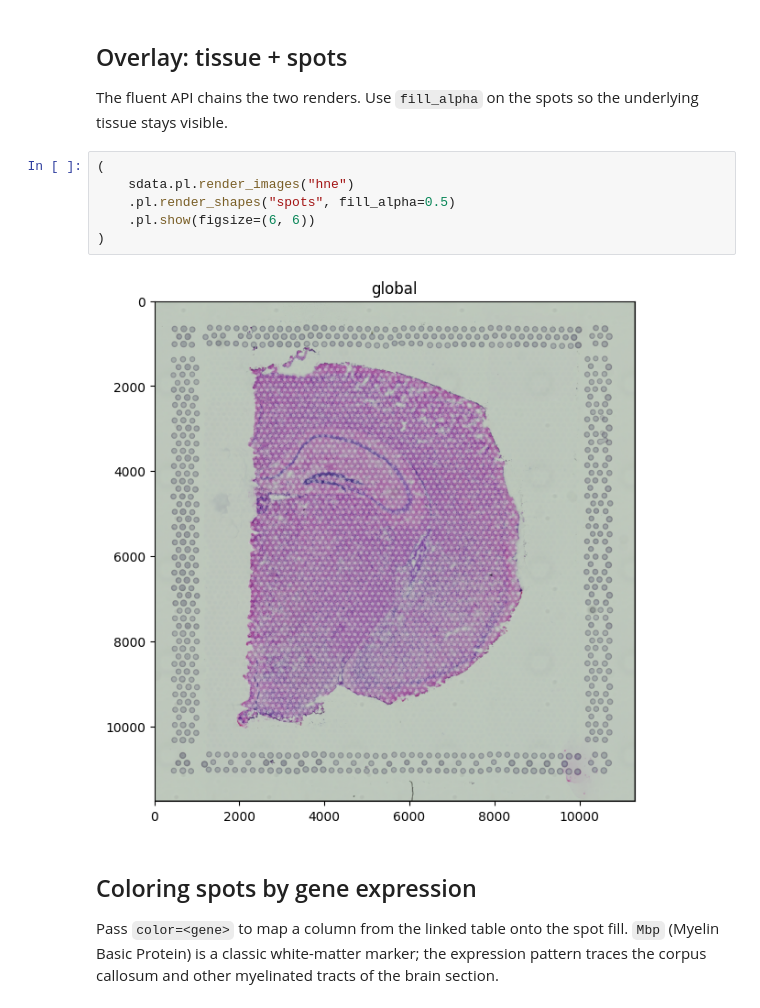
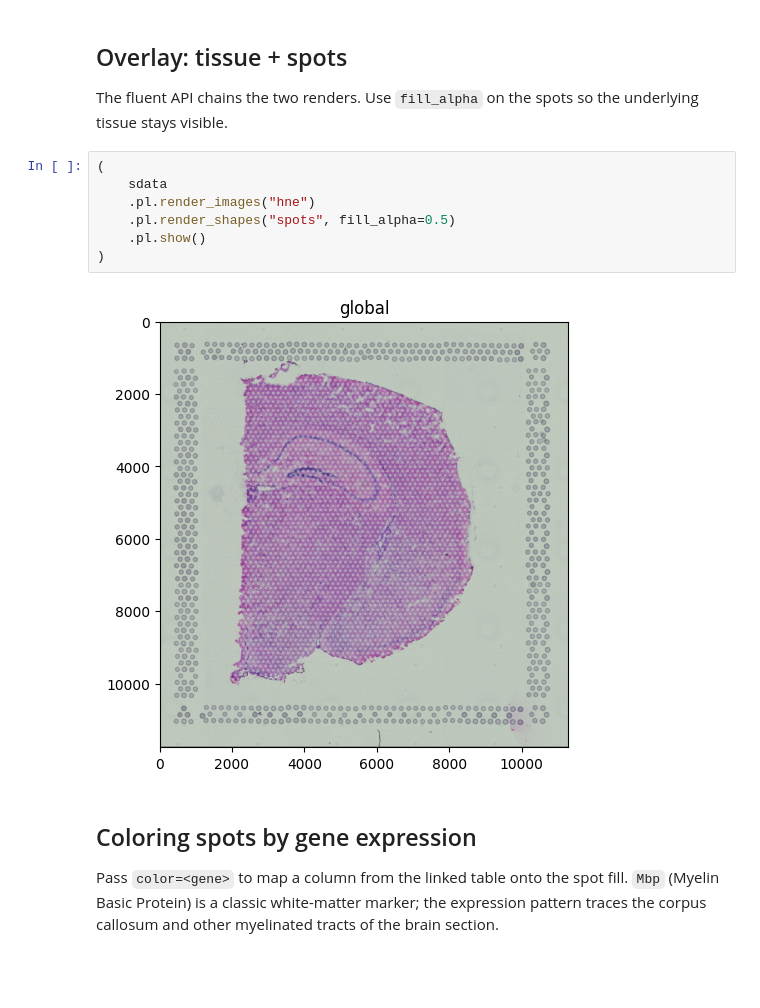
Before and after one commit to scverse/spatialdata-plot-notebooks, a Jupyter notebook: examples/visium_mouse_brain.ipynb, the cells around one changed output. Drawn from its saved outputs; the diff is of its cells as text; blank space fills up the shorter version.

```diff
--- a/examples/visium_mouse_brain.ipynb
+++ b/examples/visium_mouse_brain.ipynb
@@ -58,12 +54,13 @@ sdata.pl.render_shapes("spots").pl.show(figsize=(6, 6))
 The fluent API chains the two renders. Use `fill_alpha` on the spots so the underlying tissue stays visible.
 # %%
 (
-    sdata.pl.render_images("hne")
+    sdata
+    .pl.render_images("hne")
     .pl.render_shapes("spots", fill_alpha=0.5)
-    .pl.show(figsize=(6, 6))
+    .pl.show()
 )
 # %% [output]
-[figure, old version]
+[figure, new version]
 # %% [markdown]
 ## Coloring spots by gene expression
 
```
Also changed, not shown: parts of 8 cells of this notebook, 1 other file.
